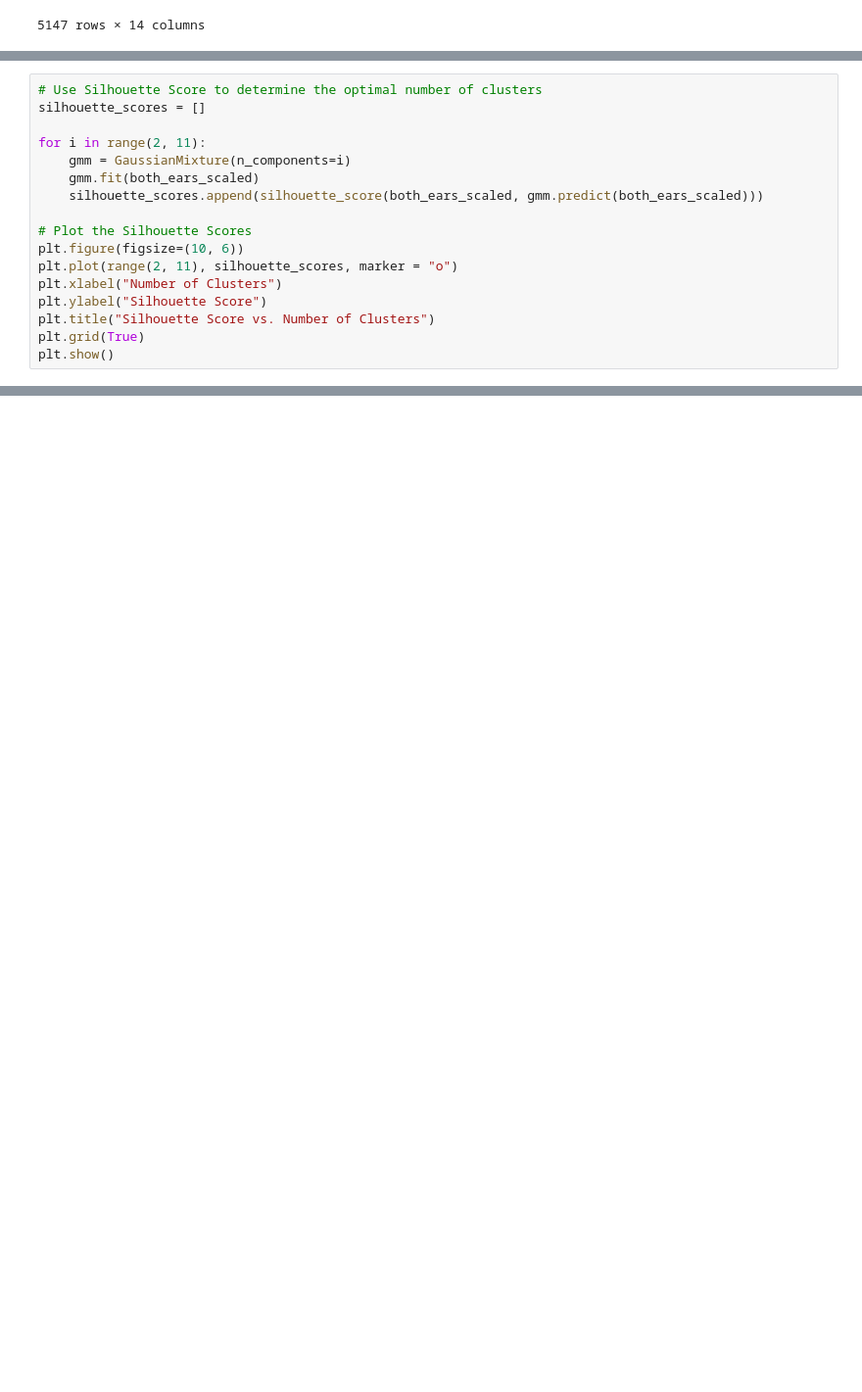
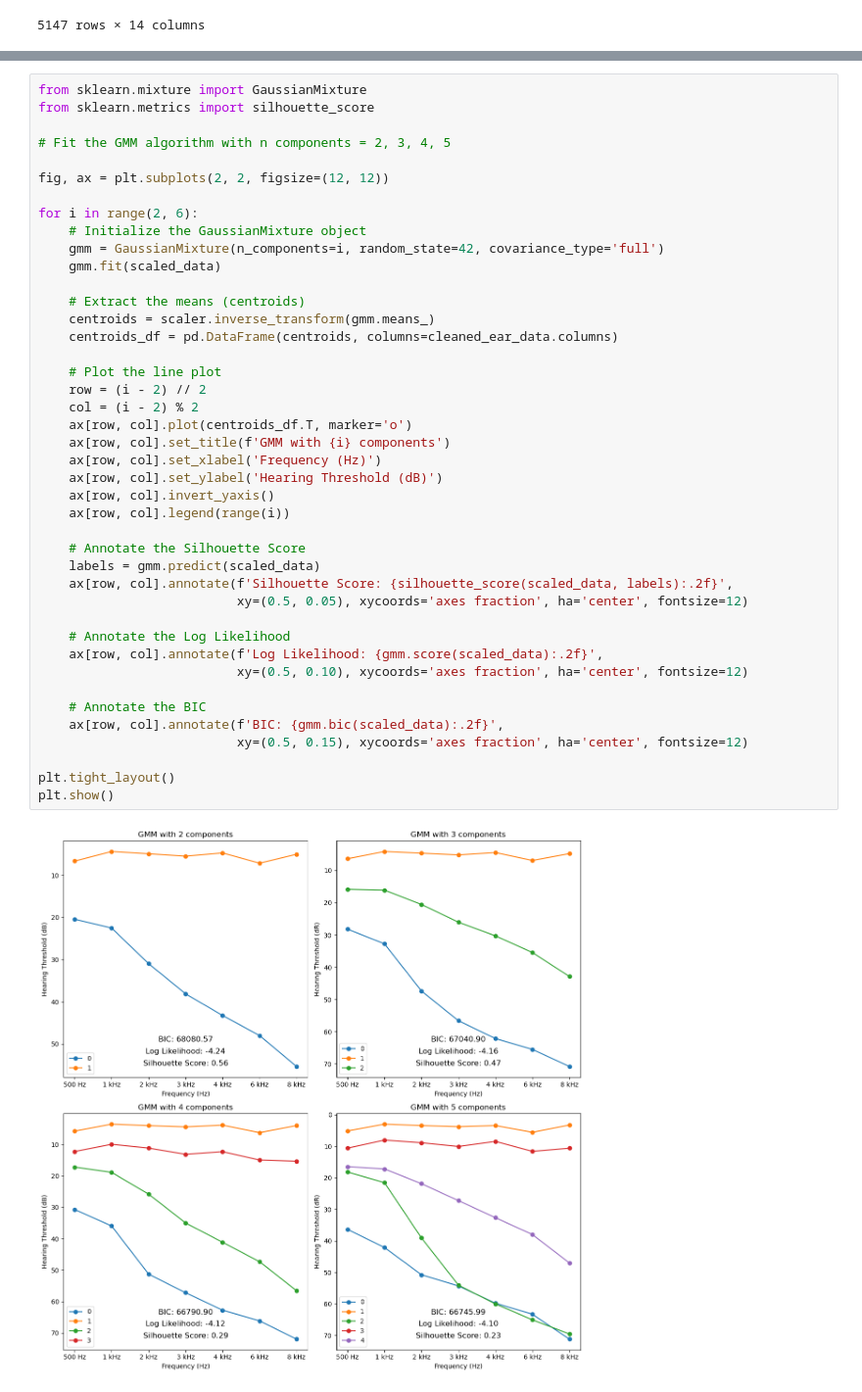
Before and after one commit to BruciiZ/hearing-clustering, a Jupyter notebook: code/GMM.ipynb, the cells around one changed output, grey strips where cells are left out. Shown at 98% size. Saved outputs shown, nothing was run; the diff lists cells and outputs as text; blank space fills up the shorter version.

```diff
--- a/code/GMM.ipynb
+++ b/code/GMM.ipynb
@@ -198,17 +102,0 @@ See the caveats in the documentation: https://pandas.pydata.org/pandas-docs/stab
-# %%
-# Use Silhouette Score to determine the optimal number of clusters
-silhouette_scores = []
-
-for i in range(2, 11):
-    gmm = GaussianMixture(n_components=i)
-    gmm.fit(both_ears_scaled)
-    silhouette_scores.append(silhouette_score(both_ears_scaled, gmm.predict(both_ears_scaled)))
-
-# Plot the Silhouette Scores
-plt.figure(figsize=(10, 6))
-plt.plot(range(2, 11), silhouette_scores, marker = "o")
-plt.xlabel("Number of Clusters")
-plt.ylabel("Silhouette Score")
-plt.title("Silhouette Score vs. Number of Clusters")
-plt.grid(True)
-plt.show()
@@ -239,0 +105,44 @@ plt.show()
+# %%
+from sklearn.mixture import GaussianMixture
+from sklearn.metrics import silhouette_score
+
+# Fit the GMM algorithm with n components = 2, 3, 4, 5
+
+fig, ax = plt.subplots(2, 2, figsize=(12, 12))
+
+for i in range(2, 6):
+    # Initialize the GaussianMixture object
+    gmm = GaussianMixture(n_components=i, random_state=42, covariance_type='full')
+    gmm.fit(scaled_data)
+
+    # Extract the means (centroids)
+    centroids = scaler.inverse_transform(gmm.means_)
+    centroids_df = pd.DataFrame(centroids, columns=cleaned_ear_data.columns)
+
+    # Plot the line plot
+    row = (i - 2) // 2
+    col = (i - 2) % 2
+    ax[row, col].plot(centroids_df.T, marker='o')
+    ax[row, col].set_title(f'GMM with {i} components')
+    ax[row, col].set_xlabel('Frequency (Hz)')
+    ax[row, col].set_ylabel('Hearing Threshold (dB)')
+    ax[row, col].invert_yaxis()
+    ax[row, col].legend(range(i))
+
+    # Annotate the Silhouette Score
+    labels = gmm.predict(scaled_data)
+    ax[row, col].annotate(f'Silhouette Score: {silhouette_score(scaled_data, labels):.2f}',
+                          xy=(0.5, 0.05), xycoords='axes fraction', ha='center', fontsize=12)
+
+    # Annotate the Log Likelihood
+    ax[row, col].annotate(f'Log Likelihood: {gmm.score(scaled_data):.2f}',
+                          xy=(0.5, 0.10), xycoords='axes fraction', ha='center', fontsize=12)
+
+    # Annotate the BIC
+    ax[row, col].annotate(f'BIC: {gmm.bic(scaled_data):.2f}',
+                          xy=(0.5, 0.15), xycoords='axes fraction', ha='center', fontsize=12)
+
+plt.tight_layout()
+plt.show()
+# %% [output]
+[figure, added]
```
Also changed, not shown: parts of 19 cells of this notebook, 4 other files.
